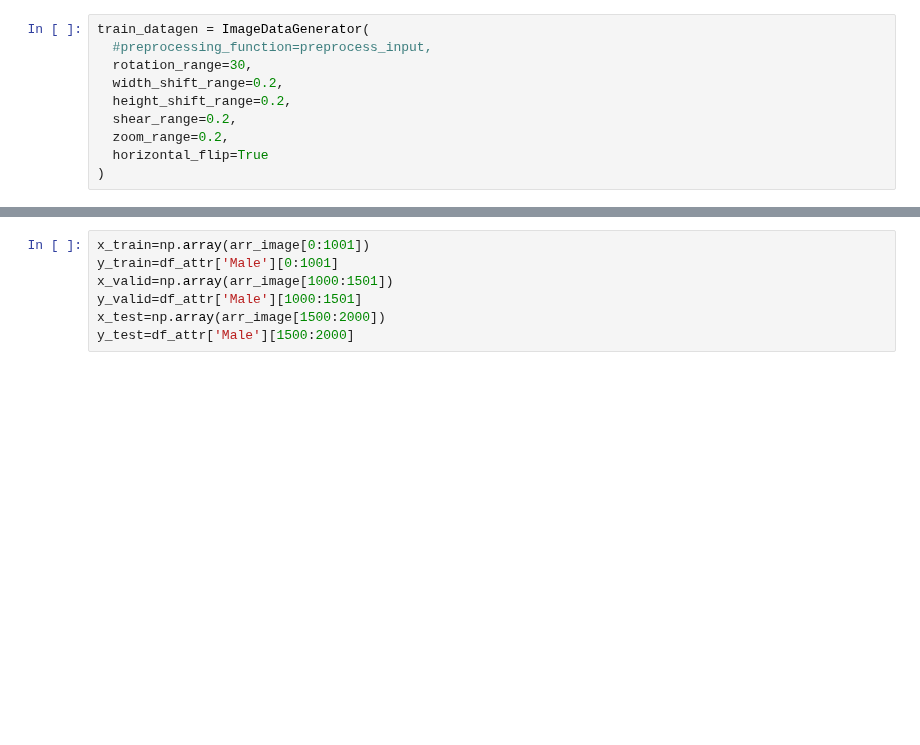
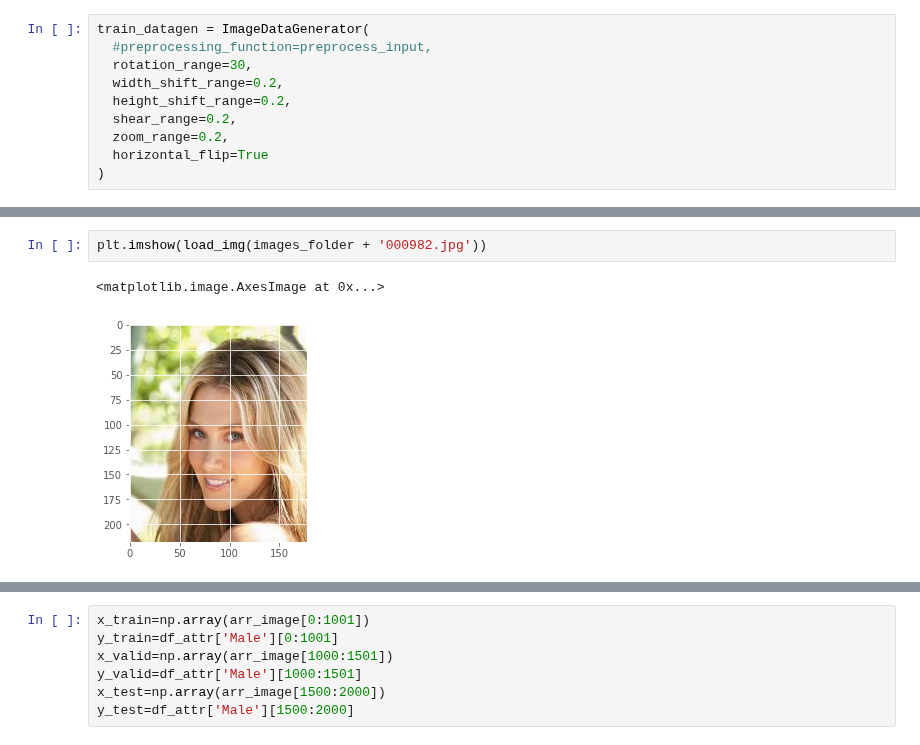
Before and after one commit to lephuocdat2000/-CS114.K21-, a Jupyter notebook: Gender_Classification.ipynb, the cells around one changed output, grey strips where cells are left out. Saved outputs shown, nothing was run; the diff lists cells and outputs as text; blank space fills up the shorter version.

```diff
--- a/Gender_Classification.ipynb
+++ b/Gender_Classification.ipynb
@@ -63,0 +83,5 @@ def load_resize(fname):
+# %%
+plt.imshow(load_img(images_folder + '000982.jpg'))
+# %% [output]
+<matplotlib.image.AxesImage at 0x...>
+[figure, added]
```
Also changed, not shown: parts of 12 cells of this notebook.
